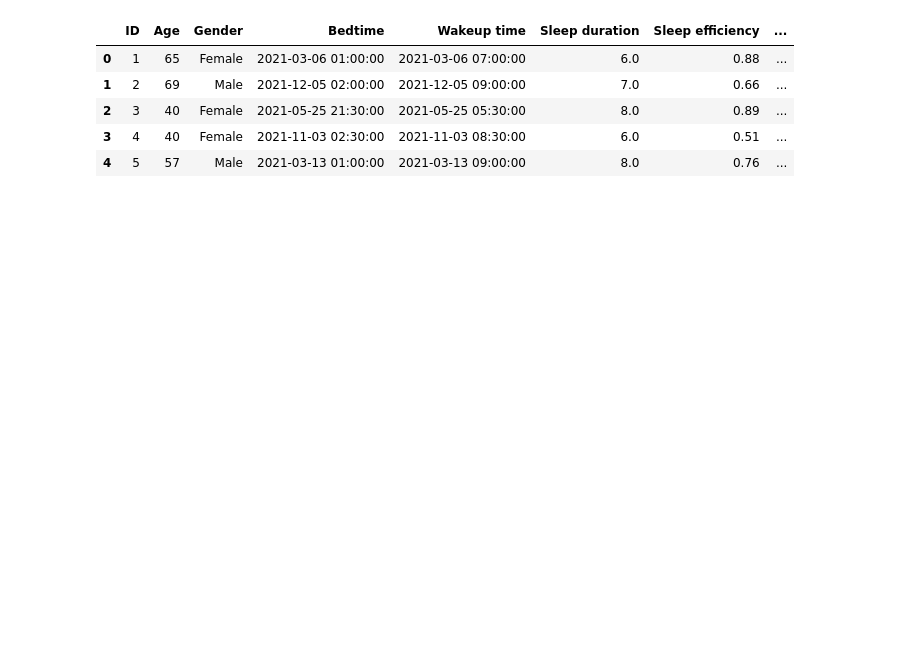
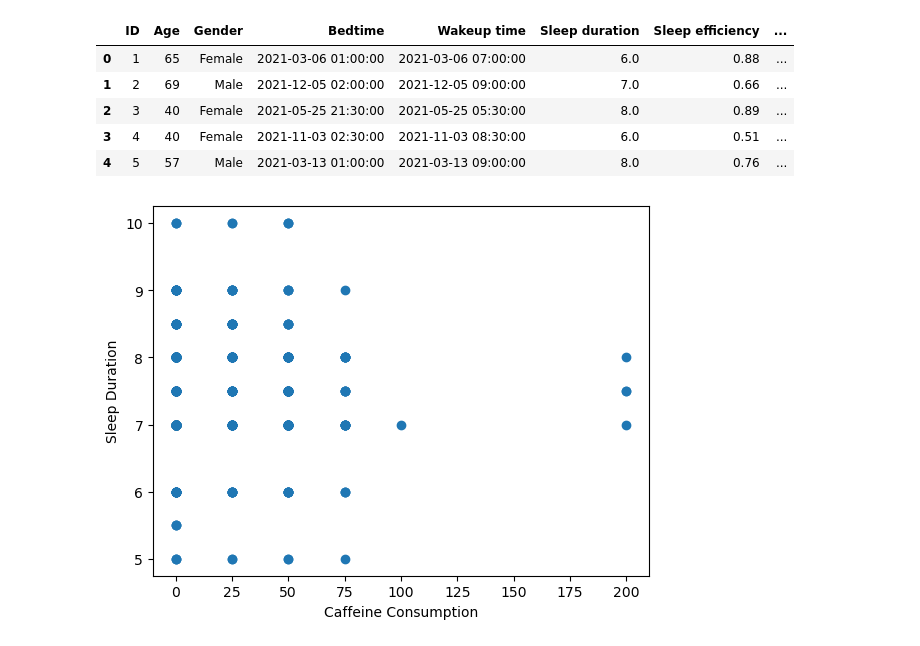
Before and after one commit to JenFreeze/Project_1, a Jupyter notebook: project1.ipynb, the cells around one changed output. Cells and saved outputs as stored; diff of their text form; code cells hidden in the pictures; blank space fills up the shorter version.

Commit message:
scatterplots created for sleep vs factors

```diff
--- a/project1.ipynb
+++ b/project1.ipynb
@@ -34,0 +34,12 @@ sleep_df.head()
+# %%
+# Factors affecting sleep 1
+# Edgar
+
+
+#caffiene consumption vs sleep duration
+plt.scatter(sleep_df["Caffeine consumption"], sleep_df["Sleep duration"])
+plt.xlabel("Caffeine Consumption")
+plt.ylabel("Sleep Duration")
+plt.show()
+# %% [output]
+[figure, added]
```
Also changed, not shown: parts of 7 cells of this notebook.
